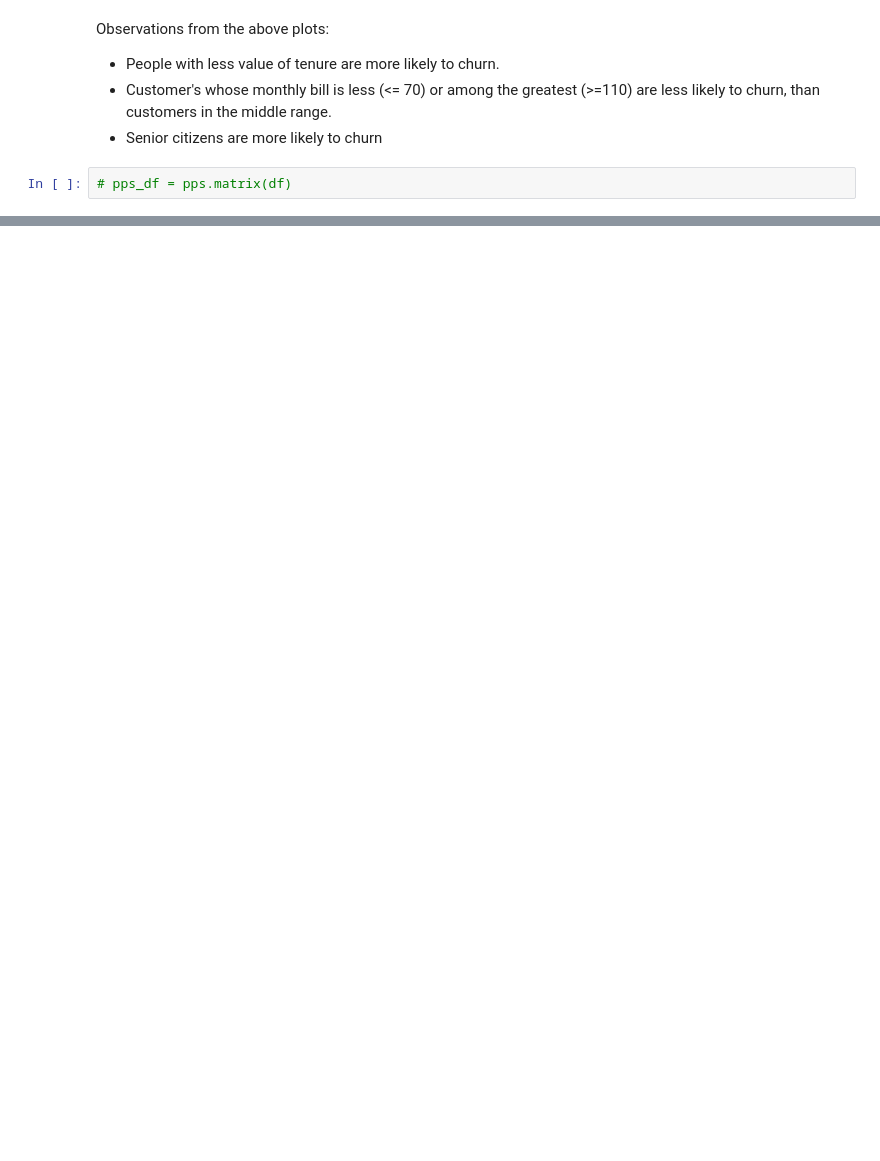
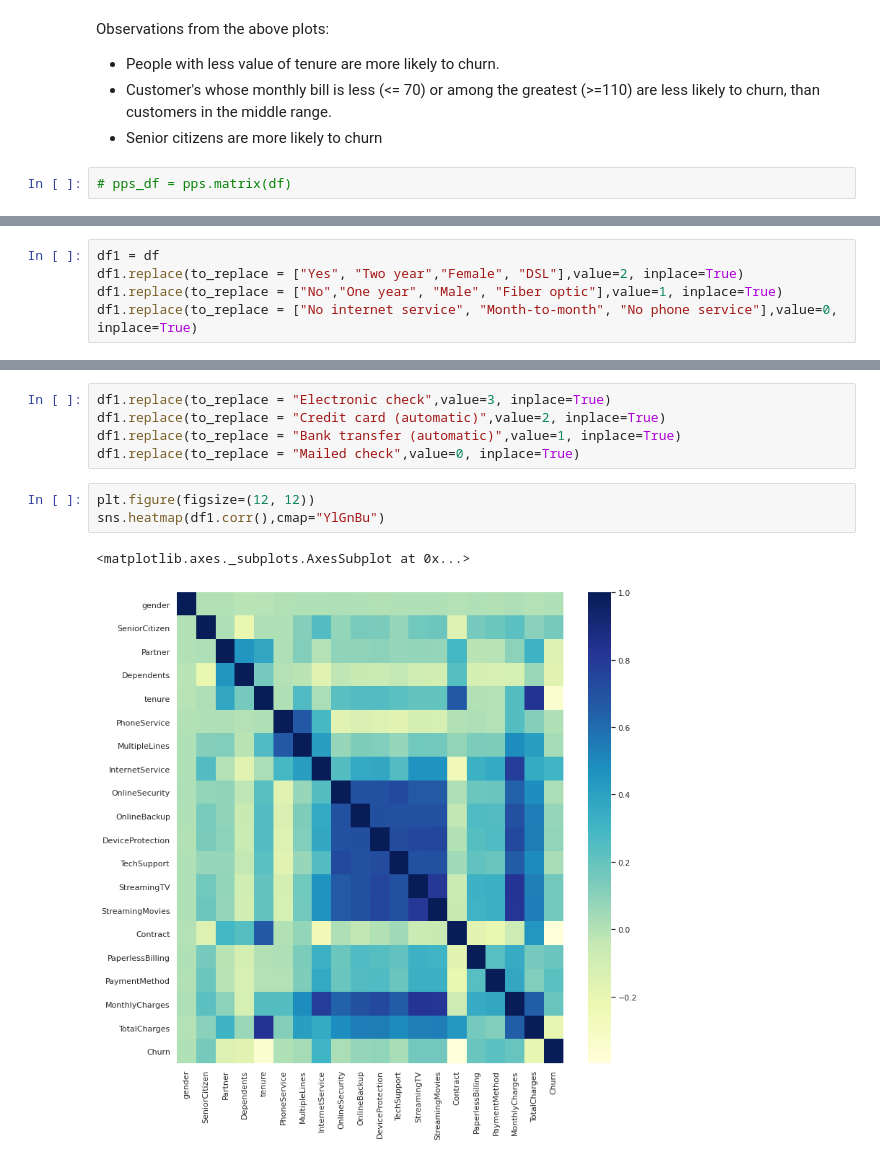
Before and after one commit to akhil14shukla/IME672A-Extras, a Jupyter notebook: main.ipynb, the cells around one changed output, grey strips where cells are left out. Drawn from its saved outputs; the diff is of its cells as text; blank space fills up the shorter version.

```diff
--- a/main.ipynb
+++ b/main.ipynb
@@ -166,0 +197,5 @@ for i,ax in zip(df.columns,axes.flatten()):
+# %%
+df1 = df
+df1.replace(to_replace = ["Yes", "Two year","Female", "DSL"],value=2, inplace=True)
+df1.replace(to_replace = ["No","One year", "Male", "Fiber optic"],value=1, inplace=True)
+df1.replace(to_replace = ["No internet service", "Month-to-month", "No phone service"],value=0, inplace=True)
@@ -166,0 +206,11 @@ for i,ax in zip(df.columns,axes.flatten()):
+# %%
+df1.replace(to_replace = "Electronic check",value=3, inplace=True)
+df1.replace(to_replace = "Credit card (automatic)",value=2, inplace=True)
+df1.replace(to_replace = "Bank transfer (automatic)",value=1, inplace=True)
+df1.replace(to_replace = "Mailed check",value=0, inplace=True)
+# %%
+plt.figure(figsize=(12, 12))
+sns.heatmap(df1.corr(),cmap="YlGnBu")
+# %% [output]
+<matplotlib.axes._subplots.AxesSubplot at 0x...>
+[figure, added]
```
Also changed, not shown: parts of 11 cells of this notebook.
